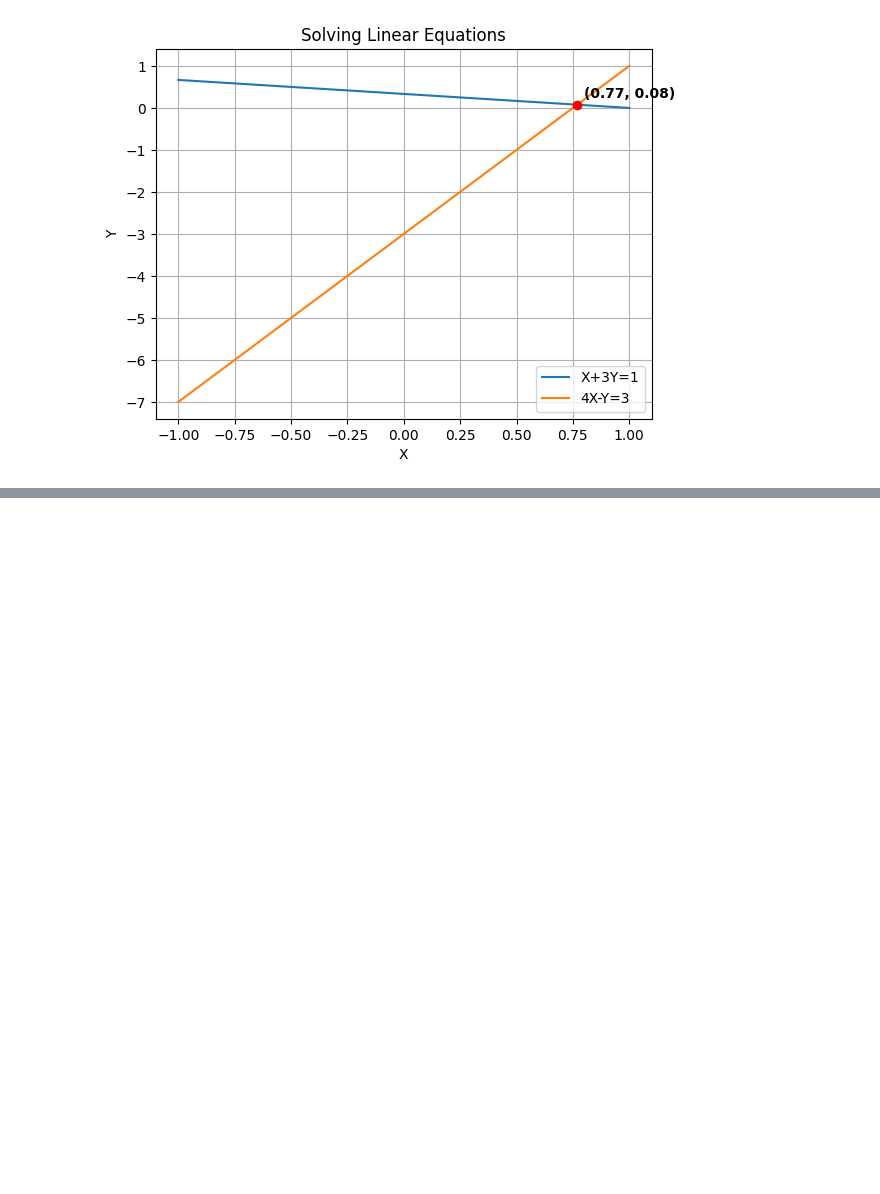
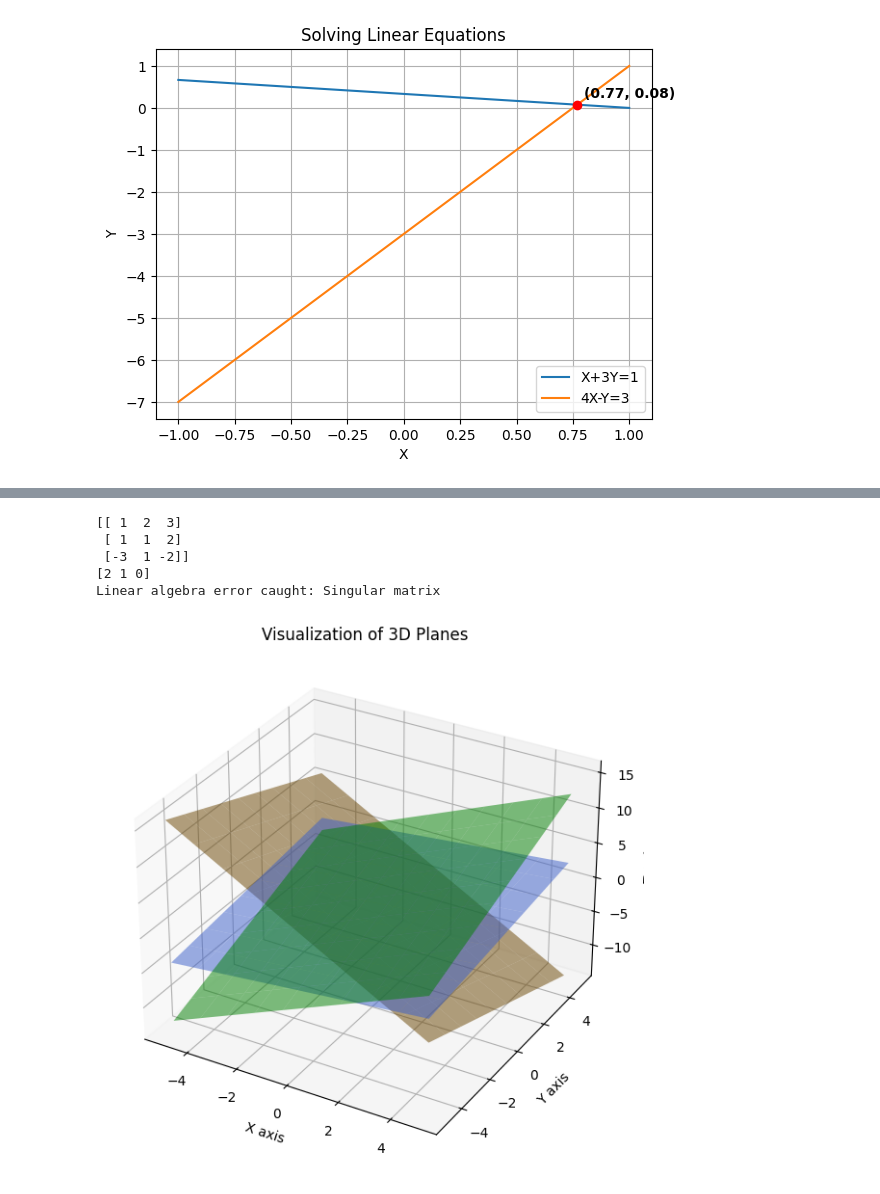
Before and after one commit to pravinboniface/decision_trees, a Jupyter notebook: LinearAlgebraSolver.ipynb, the cells around one changed output, grey strips where cells are left out. Drawn from its saved outputs; the diff is of its cells as text; code cells hidden in the pictures; blank space fills up the shorter version.

```diff
--- a/LinearAlgebraSolver.ipynb
+++ b/LinearAlgebraSolver.ipynb
@@ -60,0 +132,50 @@ plt.show()
+# %%
+# Coefficient matrix
+A=np.array([[1,2,3],[1,1,2],[-3,1,-2]])
+print(A)
+# Results vector
+B=np.array([2,1,0])
+print(B)
+
+try:
+    k = np.linalg.solve(A, B)
+    print("Solution found:", k)
+except np.linalg.LinAlgError as err:
+    print(f"Linear algebra error caught: {err}")
+# %% [output]
+[[ 1  2  3]
+ [ 1  1  2]
+ [-3  1 -2]]
+[2 1 0]
+Linear algebra error caught: Singular matrix
+# %%
+import matplotlib.pyplot as plt
+import numpy as np
+
+# Create the figure and 3D axes
+fig = plt.figure(figsize=(10, 7))
+ax = fig.add_subplot(111, projection='3d')
+
+# Define x and y ranges
+x = np.linspace(-5, 5, 10)
+y = np.linspace(-5, 5, 10)
+X, Y = np.meshgrid(x, y)
+
+# Define the three plane equations (z = ...)
+Z1 = (X + Y - 2) / 3
+Z2 = 1 - 2*X - Y
+Z3 = (3*X + 2*Y) / 2
+
+# Plot each surface with different colors and transparency (alpha)
+ax.plot_surface(X, Y, Z1, alpha=0.5, color='royalblue', label='x+y-3z=2')
+ax.plot_surface(X, Y, Z2, alpha=0.5, color='orange', label='2x+y+z=1')
+ax.plot_surface(X, Y, Z3, alpha=0.5, color='green', label='3x+2y-2z=0')
+
+# Label axes
+ax.set_xlabel('X axis')
+ax.set_ylabel('Y axis')
+ax.set_zlabel('Z axis')
+plt.title('Visualization of 3D Planes')
+plt.show()
+# %% [output]
+[figure, added]
```
Also changed, not shown: parts of 20 cells of this notebook.
